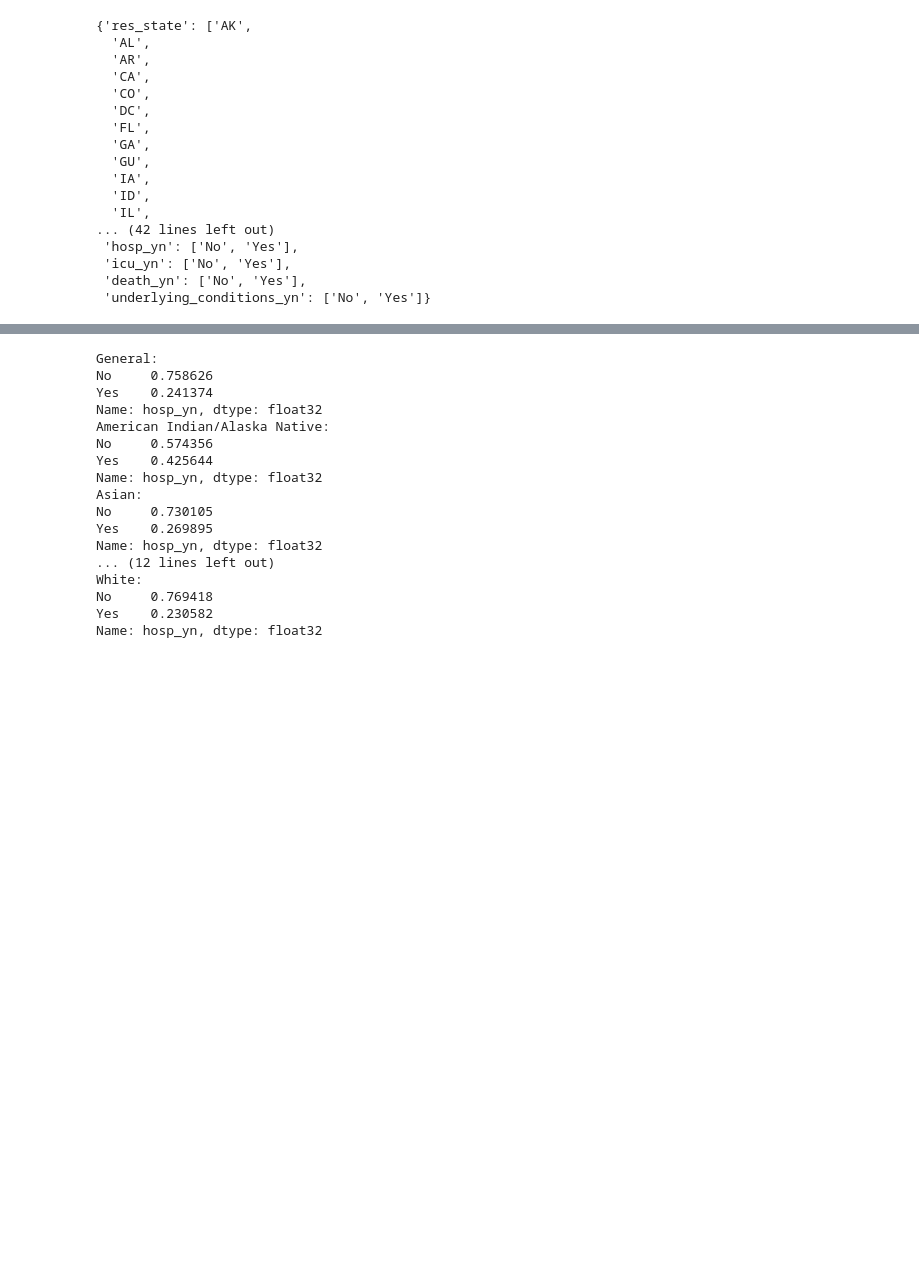
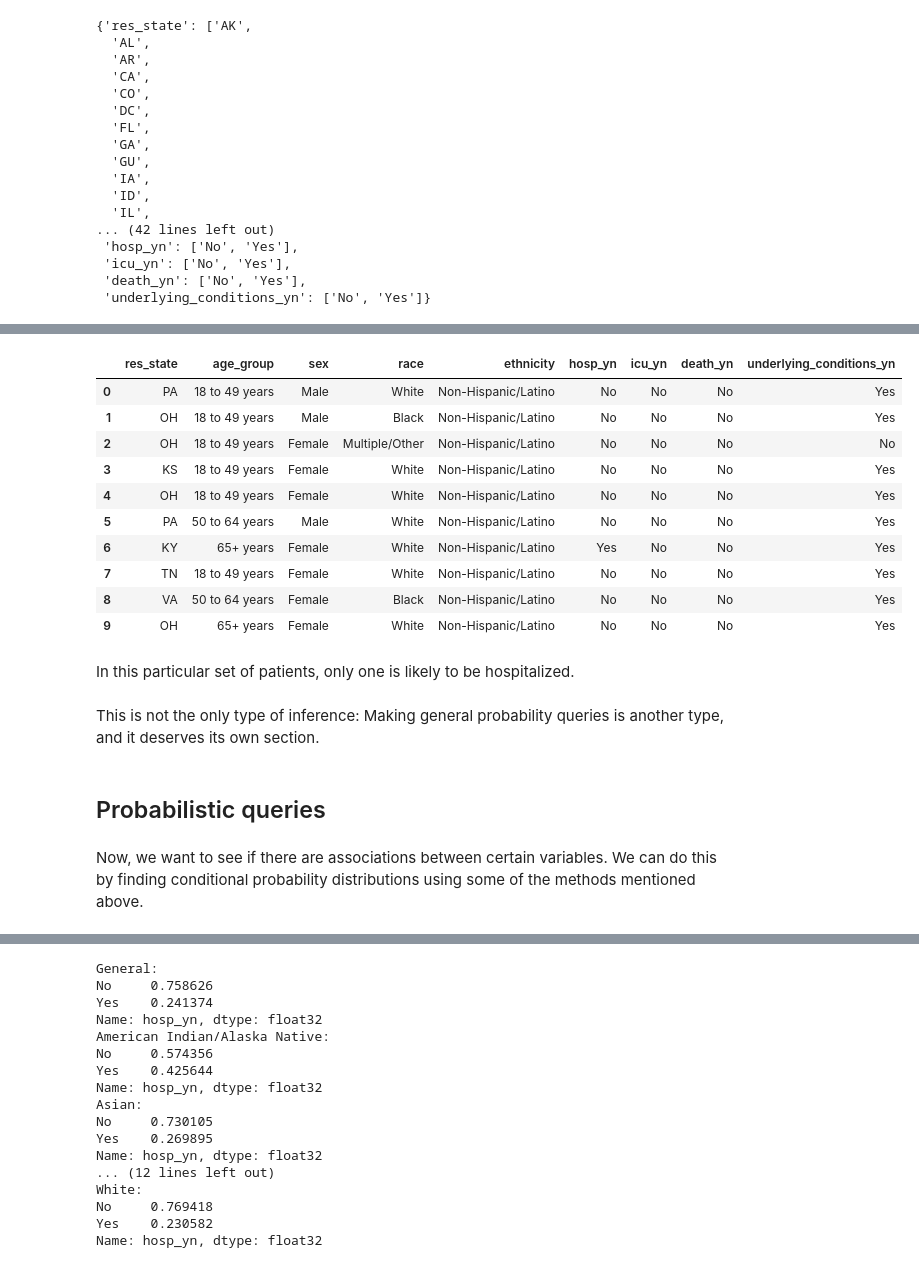
Before and after one commit to ivanpost24/bayesian_networks, a Jupyter notebook: notebooks/main.ipynb, the cells around one changed output, grey strips where cells are left out. Drawn from its saved outputs; the diff is of its cells as text; code cells hidden in the pictures; blank space fills up the shorter version.

```diff
--- a/notebooks/main.ipynb
+++ b/notebooks/main.ipynb
@@ -132,2 +231,24 @@ BayesianNetwork(
+# %%
+network.predict(patients)
+# %% [output]
+|  | res_state | age_group | sex | race | ethnicity | hosp_yn | icu_yn | death_yn | underlying_conditions_yn |
+| 0 | PA | 18 to 49 years | Male | White | Non-Hispanic/Latino | No | No | No | Yes |
+| 1 | OH | 18 to 49 years | Male | Black | Non-Hispanic/Latino | No | No | No | Yes |
+| 2 | OH | 18 to 49 years | Female | Multiple/Other | Non-Hispanic/Latino | No | No | No | No |
+| 3 | KS | 18 to 49 years | Female | White | Non-Hispanic/Latino | No | No | No | Yes |
+| 4 | OH | 18 to 49 years | Female | White | Non-Hispanic/Latino | No | No | No | Yes |
+| 5 | PA | 50 to 64 years | Male | White | Non-Hispanic/Latino | No | No | No | Yes |
+| 6 | KY | 65+ years | Female | White | Non-Hispanic/Latino | Yes | No | No | Yes |
+| 7 | TN | 18 to 49 years | Female | White | Non-Hispanic/Latino | No | No | No | Yes |
+| 8 | VA | 50 to 64 years | Female | Black | Non-Hispanic/Latino | No | No | No | Yes |
+| 9 | OH | 65+ years | Female | White | Non-Hispanic/Latino | No | No | No | Yes |
+# %% [markdown]
+In this particular set of patients, only one is likely to be hospitalized.
+# %% [markdown]
+This is not the only type of inference: Making general probability queries is another type, and it deserves its own section.
+# %% [markdown]
+## Probabilistic queries
+# %% [markdown]
+Now, we want to see if there are associations between certain variables. We can do this by finding conditional probability distributions using some of the methods mentioned above.
 # %%
 analyzer = network.analyze()
```
Also changed, not shown: parts of 29 cells of this notebook.
